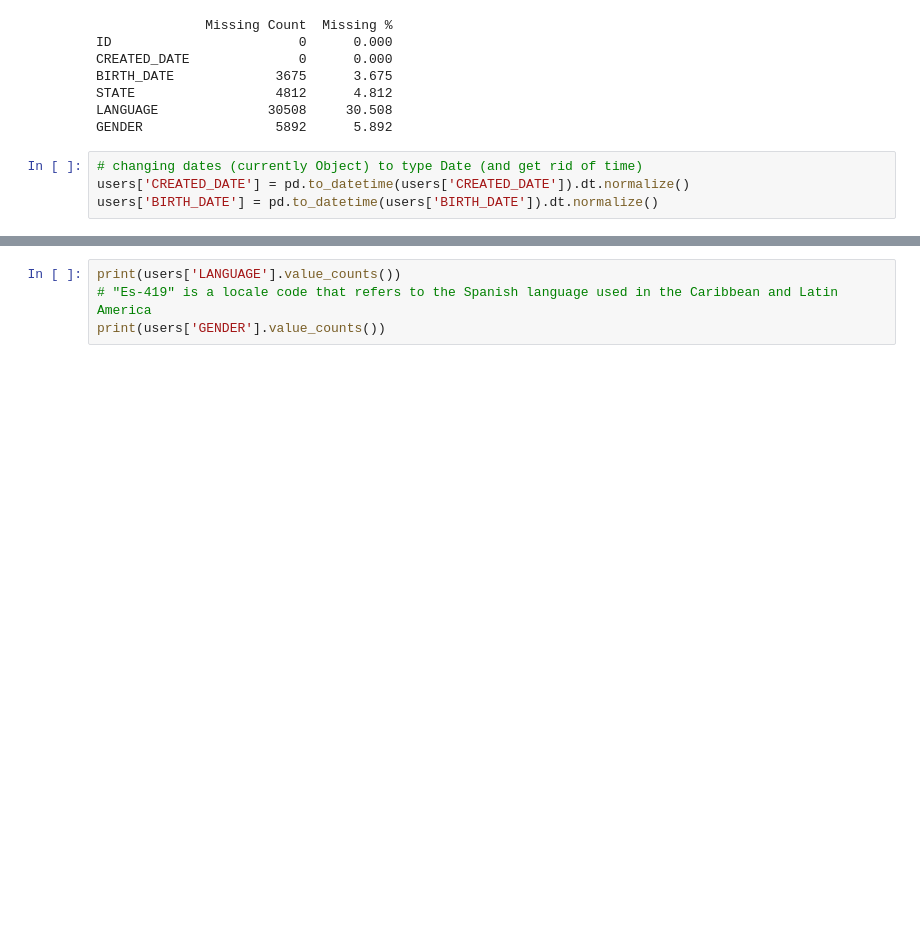
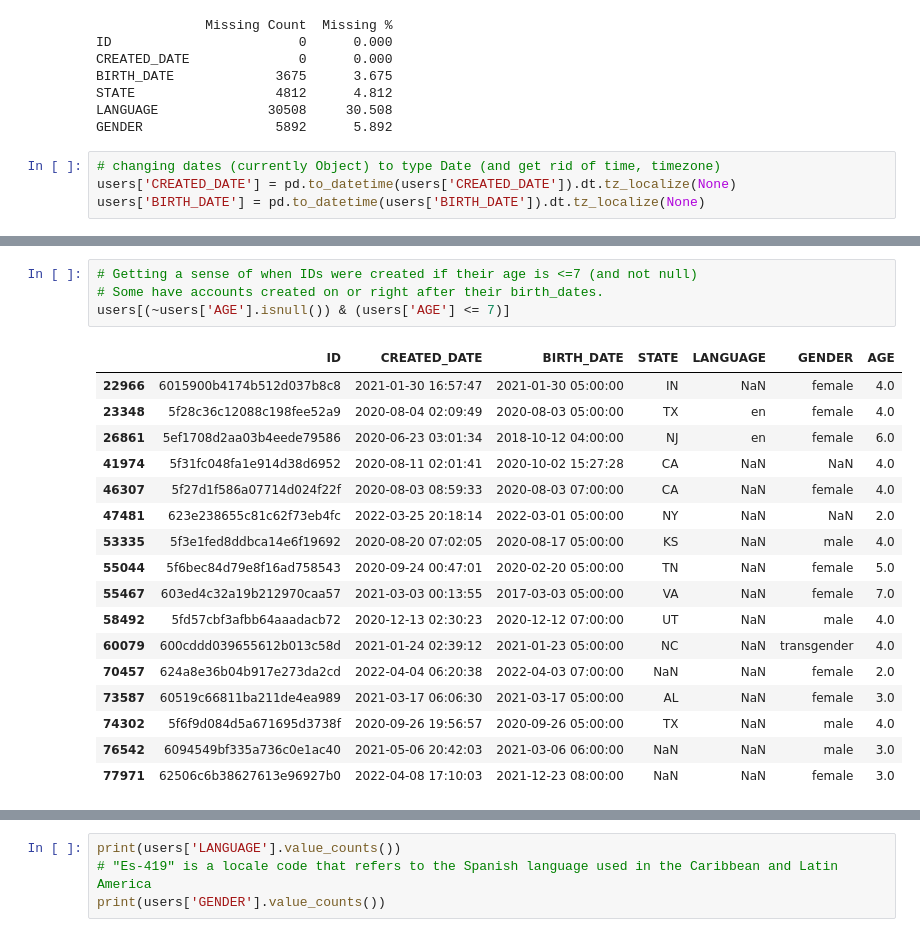
Before and after one commit to emumily/fetch-assignment, a Jupyter notebook: Fetch_Assignment_EmilyTang.ipynb, the cells around one changed output, grey strips where cells are left out. Cells and saved outputs as stored; diff of their text form; blank space fills up the shorter version.

```diff
--- a/Fetch_Assignment_EmilyTang.ipynb
+++ b/Fetch_Assignment_EmilyTang.ipynb
@@ -259,8 +246,8 @@ STATE                  4812      4.812
 LANGUAGE              30508     30.508
 GENDER                 5892      5.892
 # %%
-# changing dates (currently Object) to type Date (and get rid of time)
-users['CREATED_DATE'] = pd.to_datetime(users['CREATED_DATE']).dt.normalize()
-users['BIRTH_DATE'] = pd.to_datetime(users['BIRTH_DATE']).dt.normalize()
+# changing dates (currently Object) to type Date (and get rid of time, timezone)
+users['CREATED_DATE'] = pd.to_datetime(users['CREATED_DATE']).dt.tz_localize(None)
+users['BIRTH_DATE'] = pd.to_datetime(users['BIRTH_DATE']).dt.tz_localize(None)
 # %%
 # Assumption: Age is calculated based on present date, February 19, 2025.
@@ -270,3 +272,25 @@ users[['BIRTH_DATE', 'AGE']] # checking
+# %%
+# Getting a sense of when IDs were created if their age is <=7 (and not null)
+# Some have accounts created on or right after their birth_dates.
+users[(~users['AGE'].isnull()) & (users['AGE'] <= 7)]
+# %% [output]
+|  | ID | CREATED_DATE | BIRTH_DATE | STATE | LANGUAGE | GENDER | AGE |
+| 22966 | 6015900b4174b512d037b8c8 | 2021-01-30 16:57:47 | 2021-01-30 05:00:00 | IN | NaN | female | 4.0 |
+| 23348 | 5f28c36c12088c198fee52a9 | 2020-08-04 02:09:49 | 2020-08-03 05:00:00 | TX | en | female | 4.0 |
+| 26861 | 5ef1708d2aa03b4eede79586 | 2020-06-23 03:01:34 | 2018-10-12 04:00:00 | NJ | en | female | 6.0 |
+| 41974 | 5f31fc048fa1e914d38d6952 | 2020-08-11 02:01:41 | 2020-10-02 15:27:28 | CA | NaN | NaN | 4.0 |
+| 46307 | 5f27d1f586a07714d024f22f | 2020-08-03 08:59:33 | 2020-08-03 07:00:00 | CA | NaN | female | 4.0 |
+| 47481 | 623e238655c81c62f73eb4fc | 2022-03-25 20:18:14 | 2022-03-01 05:00:00 | NY | NaN | NaN | 2.0 |
+| 53335 | 5f3e1fed8ddbca14e6f19692 | 2020-08-20 07:02:05 | 2020-08-17 05:00:00 | KS | NaN | male | 4.0 |
+| 55044 | 5f6bec84d79e8f16ad758543 | 2020-09-24 00:47:01 | 2020-02-20 05:00:00 | TN | NaN | female | 5.0 |
+| 55467 | 603ed4c32a19b212970caa57 | 2021-03-03 00:13:55 | 2017-03-03 05:00:00 | VA | NaN | female | 7.0 |
+| 58492 | 5fd57cbf3afbb64aaadacb72 | 2020-12-13 02:30:23 | 2020-12-12 07:00:00 | UT | NaN | male | 4.0 |
+| 60079 | 600cddd039655612b013c58d | 2021-01-24 02:39:12 | 2021-01-23 05:00:00 | NC | NaN | transgender | 4.0 |
+| 70457 | 624a8e36b04b917e273da2cd | 2022-04-04 06:20:38 | 2022-04-03 07:00:00 | NaN | NaN | female | 2.0 |
+| 73587 | 60519c66811ba211de4ea989 | 2021-03-17 06:06:30 | 2021-03-17 05:00:00 | AL | NaN | female | 3.0 |
+| 74302 | 5f6f9d084d5a671695d3738f | 2020-09-26 19:56:57 | 2020-09-26 05:00:00 | TX | NaN | male | 4.0 |
+| 76542 | 6094549bf335a736c0e1ac40 | 2021-05-06 20:42:03 | 2021-03-06 06:00:00 | NaN | NaN | male | 3.0 |
+| 77971 | 62506c6b38627613e96927b0 | 2022-04-08 17:10:03 | 2021-12-23 08:00:00 | NaN | NaN | female | 3.0 |
 # %%
 # Determine age outliers
 Q1 = users['AGE'].quantile(0.25)
```
Also changed, not shown: parts of 22 cells of this notebook.
